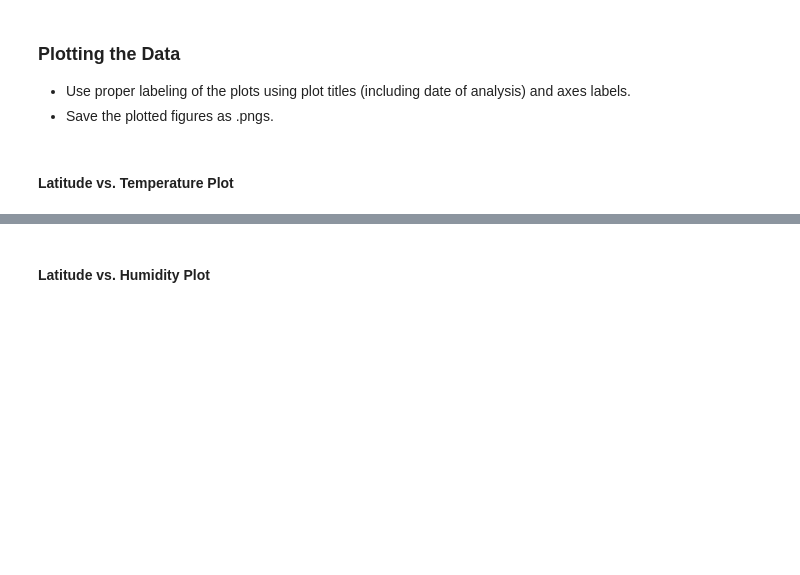
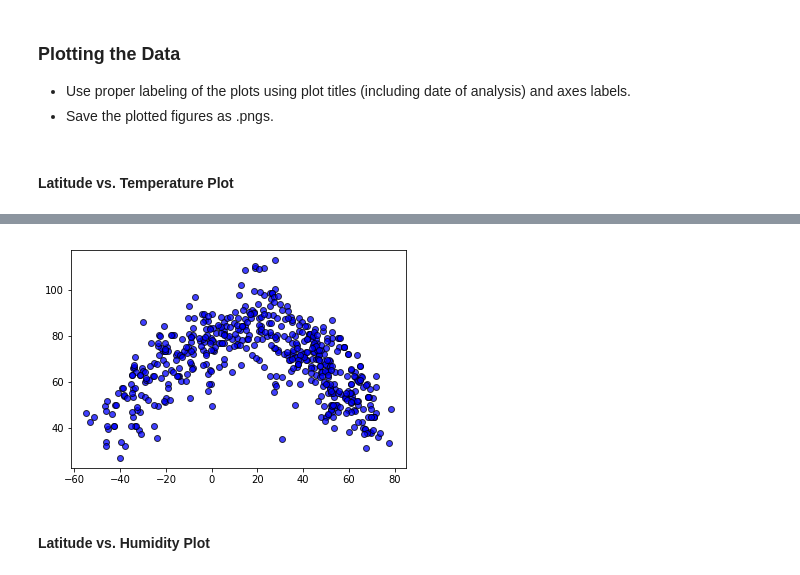
Before and after one commit to eschoon/My-Homework, a Jupyter notebook: WeatherPy.ipynb, the cells around one changed output, grey strips where cells are left out. Drawn from its saved outputs; the diff is of its cells as text; code cells hidden in the pictures; blank space fills up the shorter version.

```diff
--- a/WeatherPy.ipynb
+++ b/WeatherPy.ipynb
@@ -102,9 +144,9 @@ KeyError: 'coord'
 * Export the city data into a .csv.
 * Display the DataFrame
 # %%
-# create a data frame from cities, lat, max temp, cloud, wind, country, date, and humidity
+# create a data frame from cities, lat, max temp, cloud, wind, country, date, humidity, and city name
 weather_dict = {
-    "City": cities,
+    "City": city_name,
     "Latitude": lat,
     "Max Temperature": max_temp,
     "Cloud": cloud,
@@ -147,12 +173,13 @@ plt.show()
 # %%
-plt.scatter(weather_data[Latitude], weather_data[Humidity], marker = "o", facecolors = "blue", edgecolors = "black",
-s = lat, alpha = 0.75)
+plt.scatter(weather_data["Latitude"], weather_data["Max Temperature"], marker = "o", facecolors = "blue", edgecolors = "black",
+ alpha = 0.75)
 
-plt.title = "City Latitude vs. Humidity"
+plt.title = "City Latitude vs. Max Temperature"
 plt.xlabel ="Latitude"
-plt.ylabel = "Humidity (%)"
-plt.ylimit(0,110)
-plt.xlimit(-60, 90)
+plt.ylabel = "Max Temperature (F)"
+plt.savefig("lat_vs._temp.png")
 plt.show()
+# %% [output]
+[figure, added]
 # %% [markdown]
 #### Latitude vs. Humidity Plot
```
Also changed, not shown: parts of 15 cells of this notebook.
